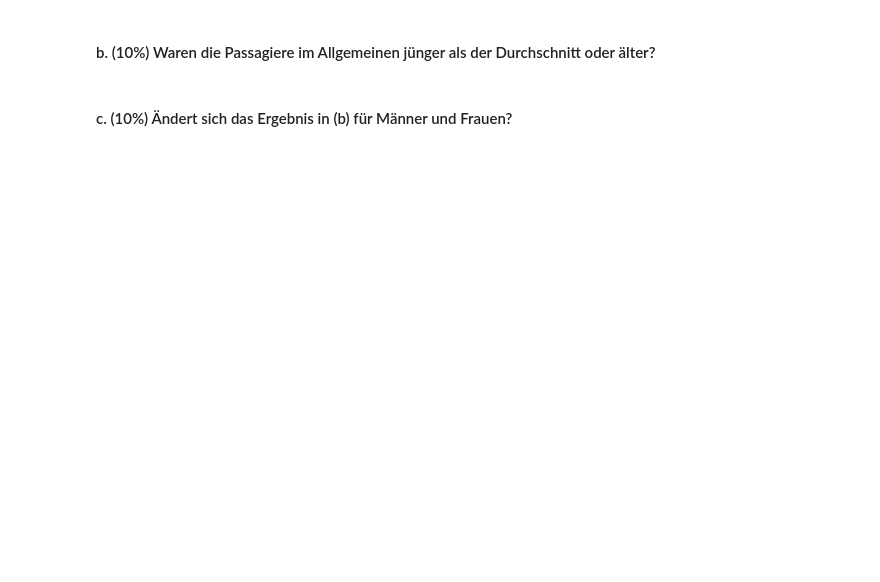
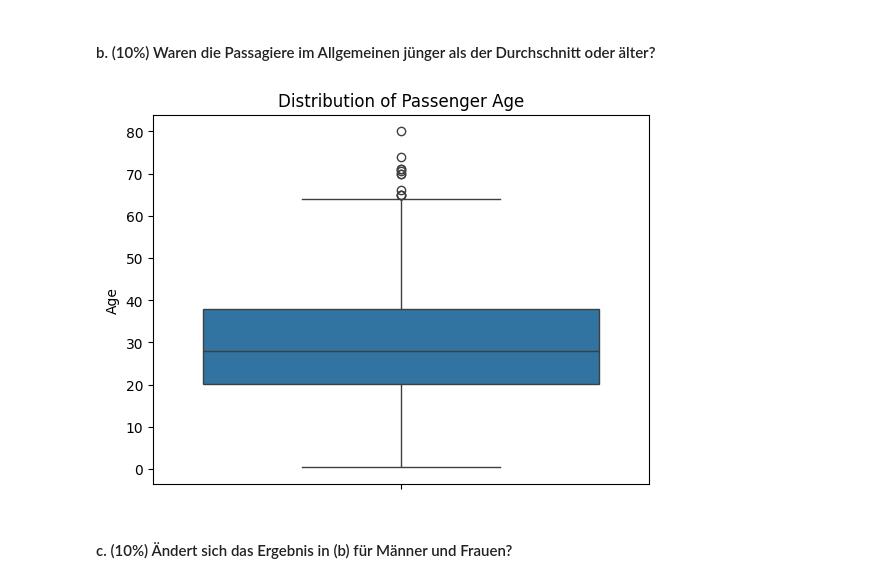
Before and after one commit to dfgsteam/data-science_basics, a Jupyter notebook: week04/Exercise.ipynb, the cells around one changed output. Cells and saved outputs as stored; diff of their text form; code cells hidden in the pictures; blank space fills up the shorter version.

```diff
--- a/week04/Exercise.ipynb
+++ b/week04/Exercise.ipynb
@@ -139,4 +193,16 @@ Tipp: Nützliche Befehle sind `sed`, `head` und `tail`.
 # %% [markdown]
 #### b. (10%) Waren die Passagiere im Allgemeinen jünger als der Durchschnitt oder älter?
+# %%
+# Plotten des Alters
+sns.boxplot(data=df, y='age')
+
+# Beschriften der Achsen und des Titels
+plt.ylabel('Age')
+plt.title('Distribution of Passenger Age')
+
+# Anzeigen des Plots
+plt.show()
+# %% [output]
+[figure, added]
 # %% [markdown]
 #### c. (10%) Ändert sich das Ergebnis in (b) für Männer und Frauen?
```
Also changed, not shown: parts of 7 cells of this notebook.
